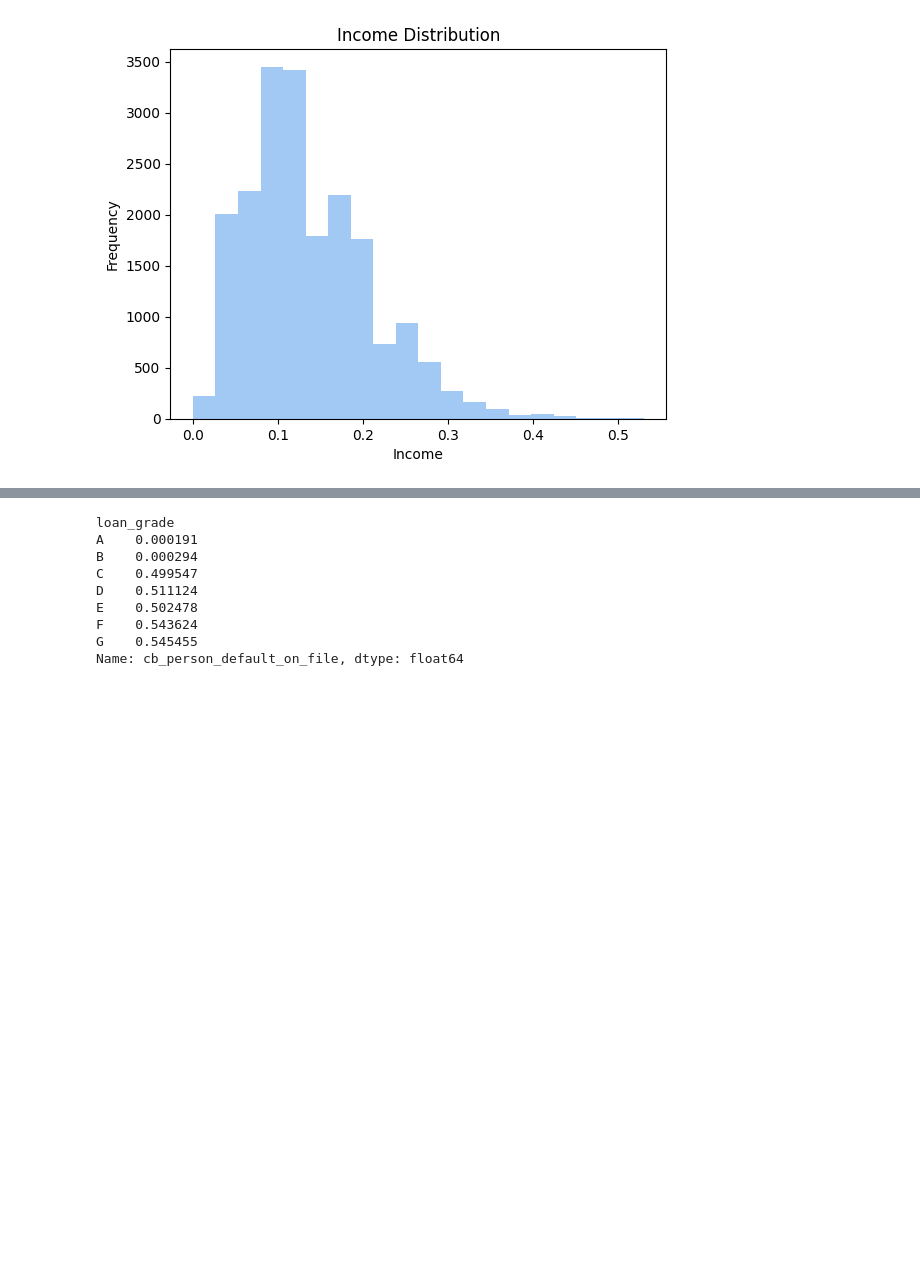
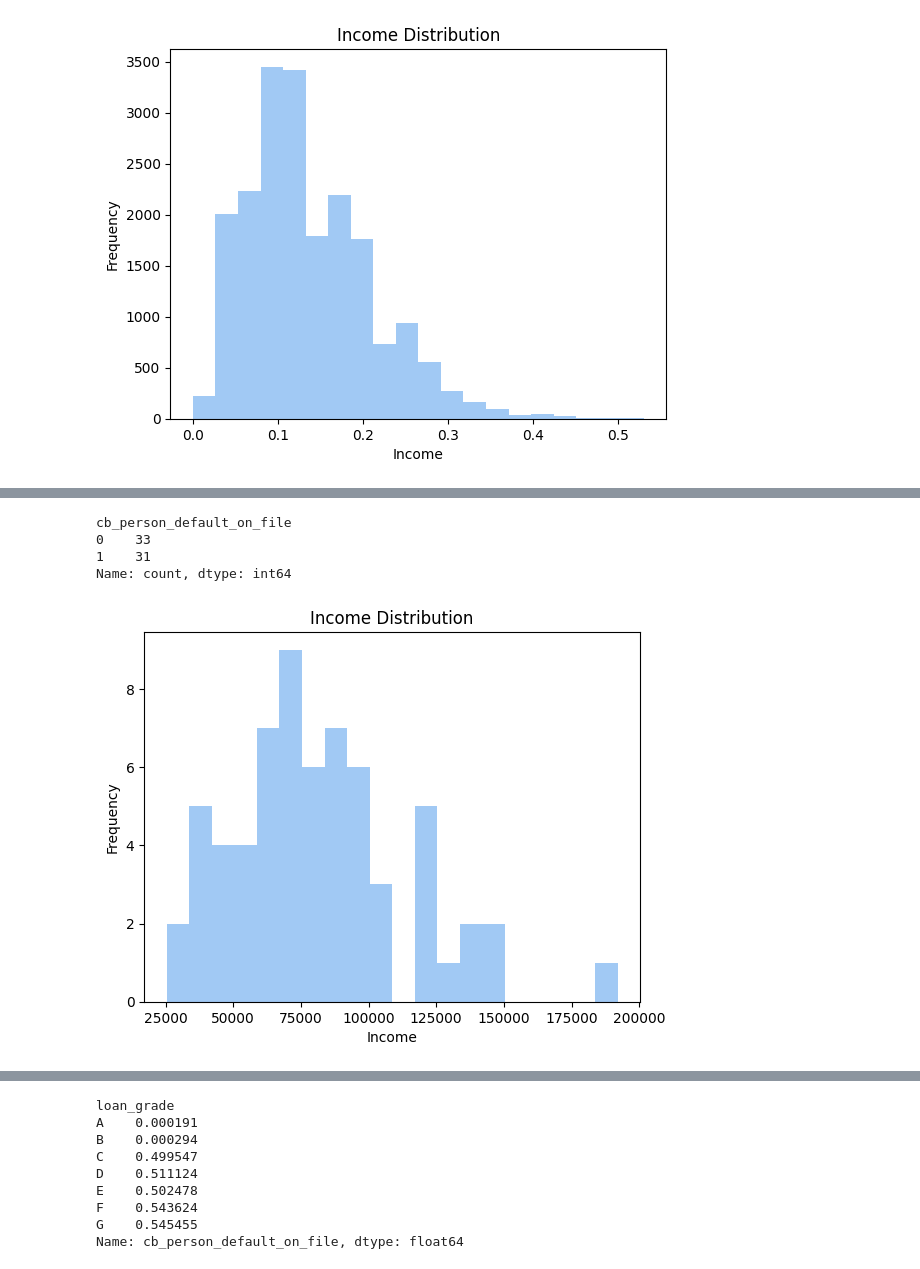
Before and after one commit to gauthaman77/EDA-Loan-Approval-Prediction, a Jupyter notebook: eda-loan-prediction.ipynb, the cells around one changed output, grey strips where cells are left out. Cells and saved outputs as stored; diff of their text form; code cells hidden in the pictures; blank space fills up the shorter version.

```diff
--- a/eda-loan-prediction.ipynb
+++ b/eda-loan-prediction.ipynb
@@ -316,0 +404,17 @@ plt.show()
+# %%
+df_not_FG_grade = df[((df['loan_grade']=='F') |(df['loan_grade']=='G')) & (df['loan_status']==0)]
+# %%
+df_not_FG_grade['cb_person_default_on_file'].value_counts()
+# %% [output]
+cb_person_default_on_file
+0    33
+1    31
+Name: count, dtype: int64
+# %%
+plt.hist(df_not_FG_grade['person_income'], bins=20)  # Adjust bins as needed
+plt.xlabel('Income')
+plt.ylabel('Frequency')
+plt.title('Income Distribution')
+plt.show()
+# %% [output]
+[figure, added]
```
Also changed, not shown: parts of 13 cells of this notebook.
